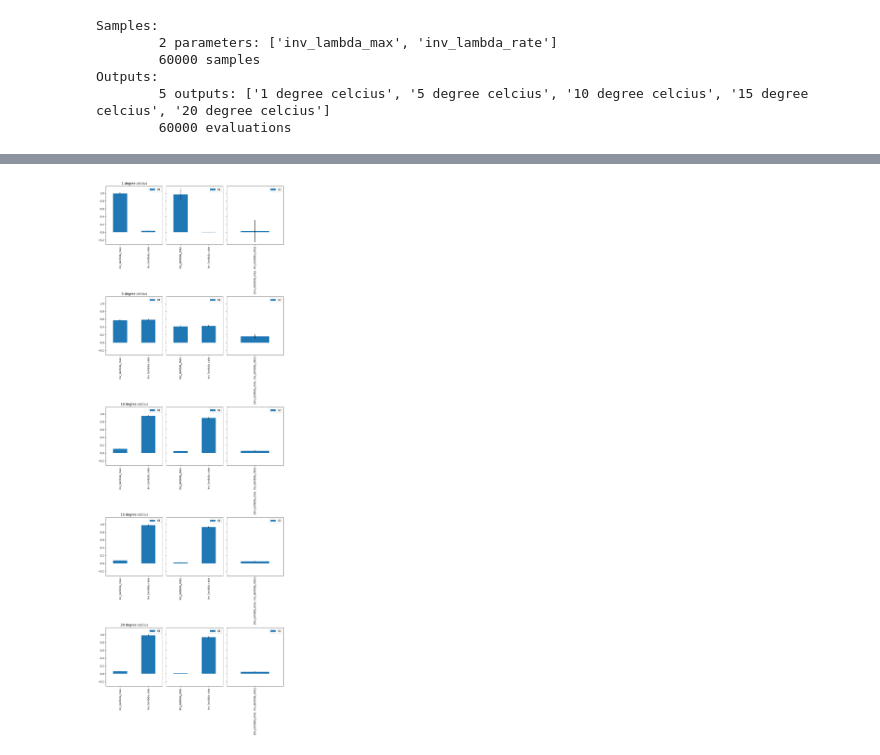
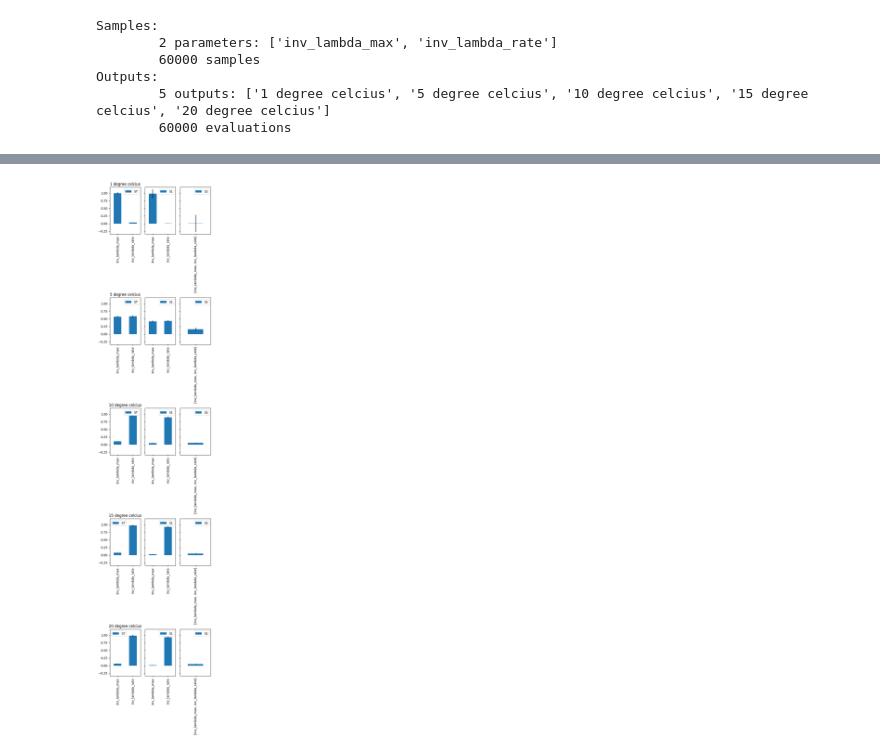
Before and after one commit to Ash12H/Seapopym-optimization, a Jupyter notebook: notebooks/0_tools/inv_lambda_sensibility.ipynb, the cells around one changed output, grey strips where cells are left out. Cells and saved outputs as stored; diff of their text form; code cells hidden in the pictures.

```diff
--- a/notebooks/0_tools/inv_lambda_sensibility.ipynb
+++ b/notebooks/0_tools/inv_lambda_sensibility.ipynb
@@ -96,9 +94,9 @@ inv_lambda_rate  0.934778  0.024254:
 # %%
 import matplotlib.pyplot as plt
 
 axes = sp.plot()
 fig = plt.gcf()  # get current figure
-fig.set_size_inches(10, 30)
+fig.set_size_inches(5, 25)
 plt.tight_layout()
 # %% [output]
-[figure, old version]
+[figure, new version]
```
Also changed, not shown: parts of 3 cells of this notebook, 2 other files.
